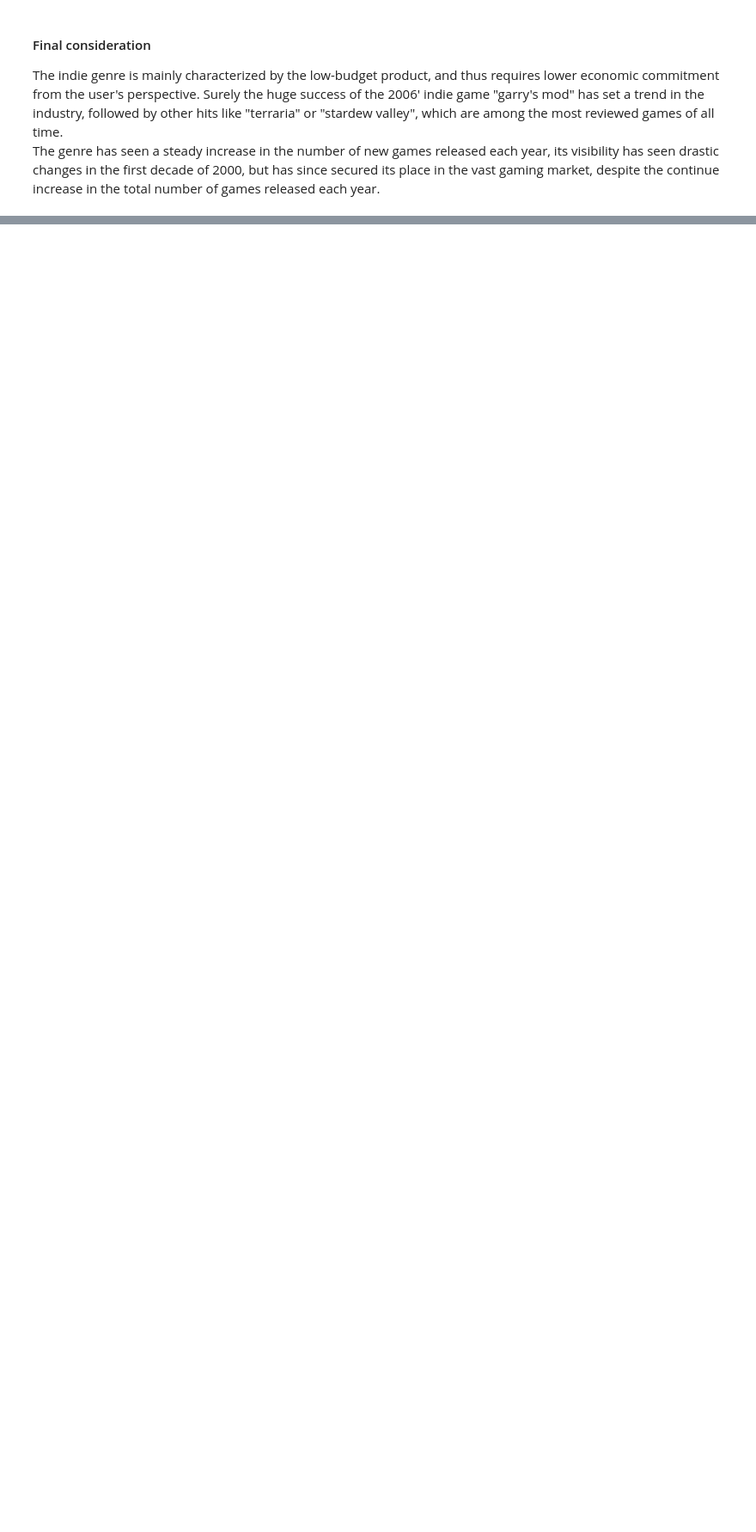
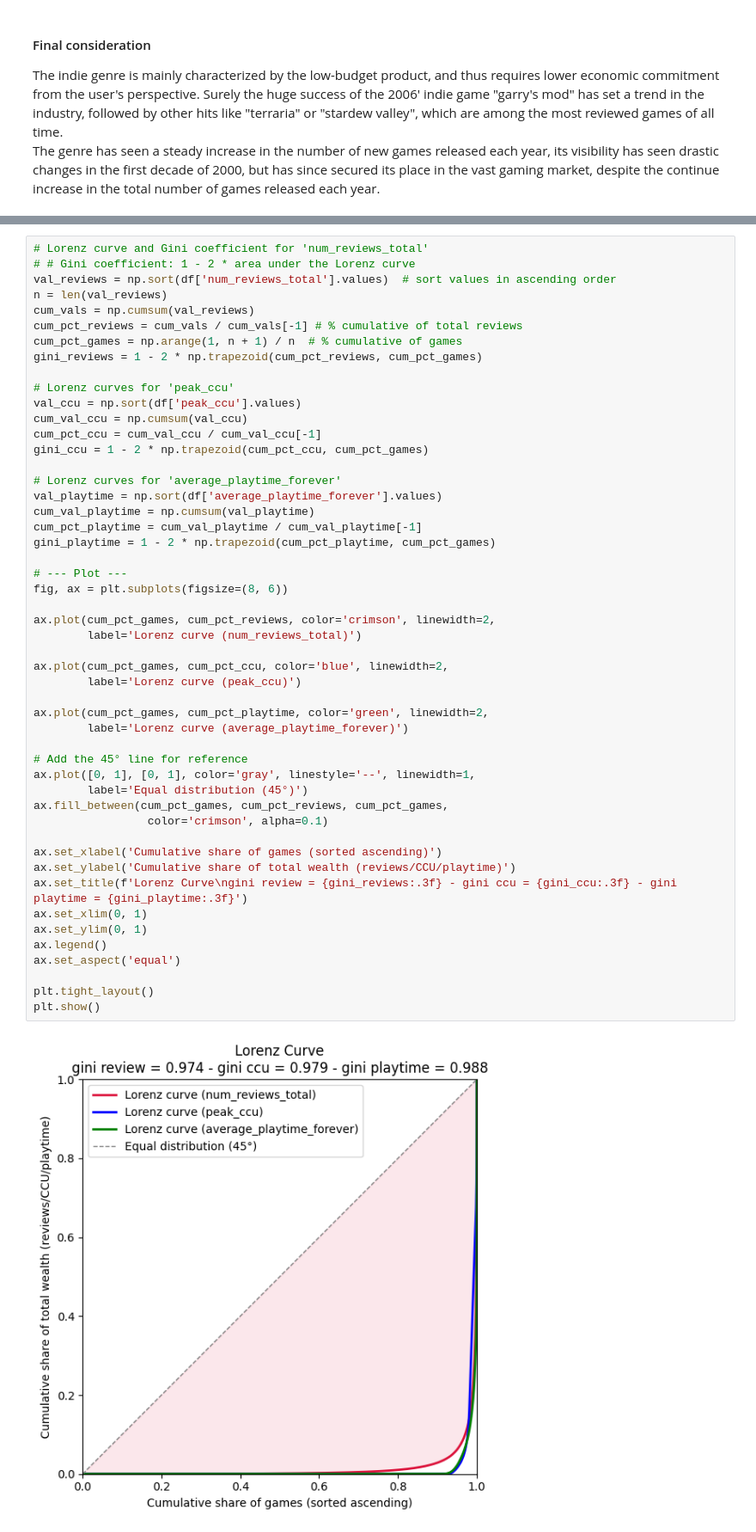
Before and after one commit to Jingrui-Zhu/SLDV, a Jupyter notebook: data_analysis.ipynb, the cells around one changed output, grey strips where cells are left out. Shown at 86% size. Drawn from its saved outputs; the diff is of its cells as text; blank space fills up the shorter version.

```diff
--- a/data_analysis.ipynb
+++ b/data_analysis.ipynb
@@ -522,0 +521,52 @@ The genre has seen a steady increase in the number of new games released each ye
+# %%
+# Lorenz curve and Gini coefficient for 'num_reviews_total'
+# # Gini coefficient: 1 - 2 * area under the Lorenz curve
+val_reviews = np.sort(df['num_reviews_total'].values)  # sort values in ascending order
+n = len(val_reviews)
+cum_vals = np.cumsum(val_reviews)
+cum_pct_reviews = cum_vals / cum_vals[-1] # % cumulative of total reviews
+cum_pct_games = np.arange(1, n + 1) / n  # % cumulative of games
+gini_reviews = 1 - 2 * np.trapezoid(cum_pct_reviews, cum_pct_games)
+
+# Lorenz curves for 'peak_ccu'
+val_ccu = np.sort(df['peak_ccu'].values)
+cum_val_ccu = np.cumsum(val_ccu)
+cum_pct_ccu = cum_val_ccu / cum_val_ccu[-1]
+gini_ccu = 1 - 2 * np.trapezoid(cum_pct_ccu, cum_pct_games)
+
+# Lorenz curves for 'average_playtime_forever'
+val_playtime = np.sort(df['average_playtime_forever'].values)
+cum_val_playtime = np.cumsum(val_playtime)
+cum_pct_playtime = cum_val_playtime / cum_val_playtime[-1]
+gini_playtime = 1 - 2 * np.trapezoid(cum_pct_playtime, cum_pct_games)
+
+# --- Plot ---
+fig, ax = plt.subplots(figsize=(8, 6))
+
+ax.plot(cum_pct_games, cum_pct_reviews, color='crimson', linewidth=2,
+        label='Lorenz curve (num_reviews_total)')
+
+ax.plot(cum_pct_games, cum_pct_ccu, color='blue', linewidth=2,
+        label='Lorenz curve (peak_ccu)')
+
+ax.plot(cum_pct_games, cum_pct_playtime, color='green', linewidth=2,
+        label='Lorenz curve (average_playtime_forever)')
+
+# Add the 45° line for reference
+ax.plot([0, 1], [0, 1], color='gray', linestyle='--', linewidth=1,
+        label='Equal distribution (45°)')
+ax.fill_between(cum_pct_games, cum_pct_reviews, cum_pct_games,
+                 color='crimson', alpha=0.1)
+
+ax.set_xlabel('Cumulative share of games (sorted ascending)')
+ax.set_ylabel('Cumulative share of total wealth (reviews/CCU/playtime)')
+ax.set_title(f'Lorenz Curve\ngini review = {gini_reviews:.3f} - gini ccu = {gini_ccu:.3f} - gini playtime = {gini_playtime:.3f}')
+ax.set_xlim(0, 1)
+ax.set_ylim(0, 1)
+ax.legend()
+ax.set_aspect('equal')
+
+plt.tight_layout()
+plt.show()
+# %% [output]
+[figure, added]
```
Also changed, not shown: parts of 10 cells of this notebook.
